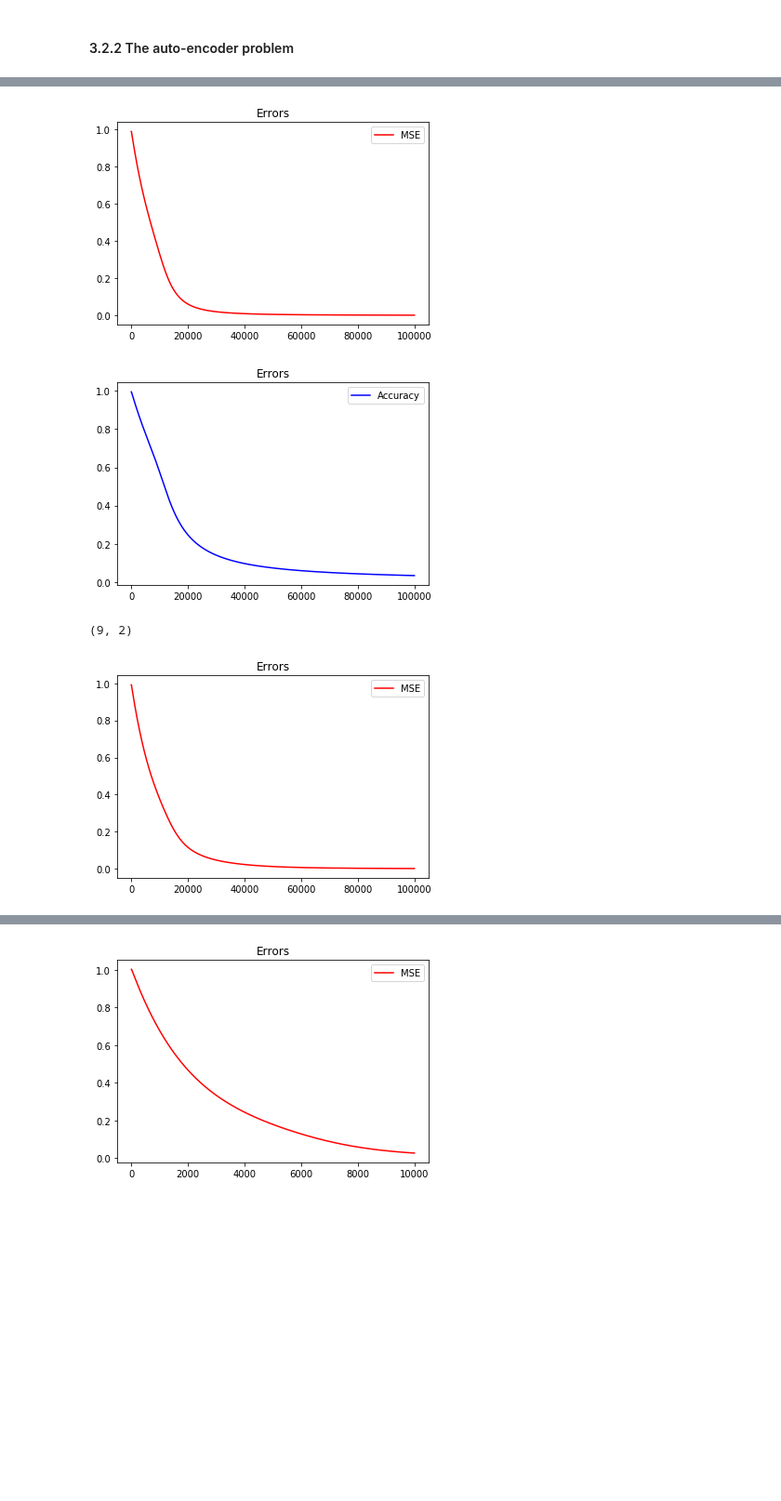
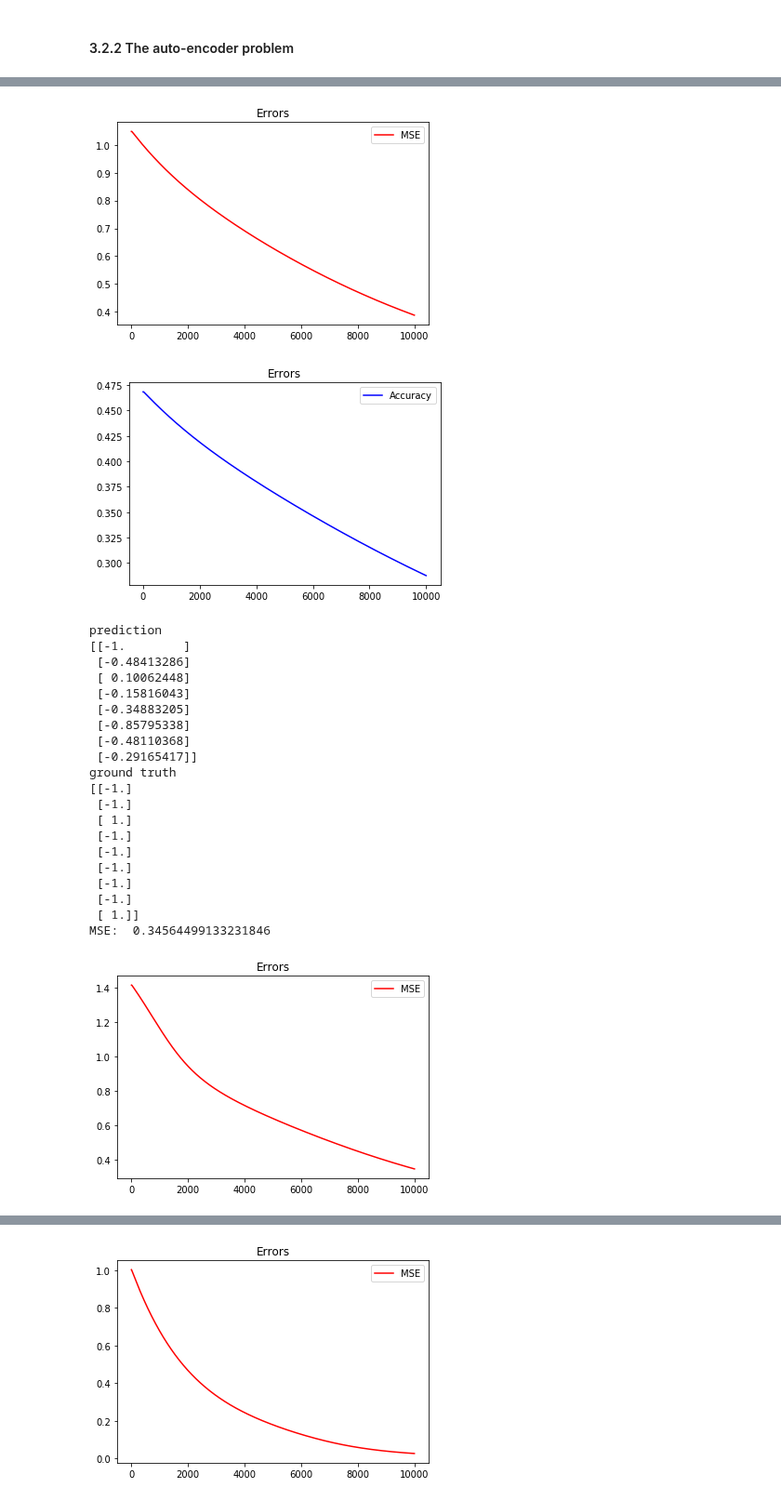
Before and after one commit to smallgreycreatures/DD2437, a Jupyter notebook: lab1/DD2437_MLP_auto_encoder.ipynb, the cells around one changed output, grey strips where cells are left out. Shown at 93% size. Drawn from its saved outputs; the diff is of its cells as text; code cells hidden in the pictures; blank space fills up the shorter version.

```diff
--- a/lab1/DD2437_MLP_auto_encoder.ipynb
+++ b/lab1/DD2437_MLP_auto_encoder.ipynb
@@ -77,14 +77,25 @@ def backprop(eta,X,T,W,V,hidden,epochs,alpha=0.9):
     weights2.append(V)
 
     return weights1, weights2,mse_errors,accuracys
+
+def predict(validation,W,V, classification = True):
+        #print(validation)
+        _, prediction = forward_pass(validation,W,V)
+        if classification:
+            for p in range(prediction.shape[1]):
+                if prediction[0,p] >0:
+                    prediction[0,p] = 1
+                else:
+                    prediction[0,p] = -1
+
+        return prediction
 # %%
 eta = 1e-4
 n_in = 8
 n_out = 8
-scale = 1e-2
+scale = 1
 hidden_perceptrons = 3
-epochs = 100000
-
+epochs = 10000
 
 class_A = np.eye(n_in)
 class_A = np.eye(n_in)
@@ -93,10 +104,10 @@ for x in np.nditer(class_A, op_flags = ['readwrite']):
         x[...] = -1
 X = np.vstack([class_A,np.ones(n_in)])
 
+#print(X)
 
-
-print(X.shape)
-print(T)
+#print(X.shape)
+#print(T)
 
 
 for i in range(X.shape[1]):
@@ -104,14 +115,19 @@ for i in range(X.shape[1]):
     T[i] = 1
     x = X[:,i]
     x = x.reshape(-1,1)
-    x = np.hstack((x,x))
-    print(x.shape)
+    #x = np.hstack((x,x))
+    #print(x)
     T = T.reshape(-1,1)
     W = scale*np.random.randn(hidden_perceptrons,np.shape(x)[0])
     V = scale*np.random.randn(n_out,hidden_perceptrons+1)
     W_train,V_train,mse,acc = backprop(eta,x,T,W,V,hidden_perceptrons,epochs)
+    W_train = np.asarray(W_train)
+    V_train = np.asarray(V_train)
+    #print(W_train[-1,:,:])
     plt_mse, = plt.plot(np.linspace(0,epochs,epochs),mse,'r', label='MSE')
     plt.legend(handles=[plt_mse])
+    print("MSE: ", mse[-1])
+
     #plt.axis([0,20,0,100])
     plt.title('Errors')
     plt.show()
@@ -119,6 +135,11 @@ for i in range(X.shape[1]):
     plt.legend(handles=[plt_acc])
     plt.title('Errors')
     plt.show()
+    p = predict(x,W_train[-1,:,:], V_train[-1,:,:],True)
+    print("prediction")
+    print(p)
+    print("ground truth")
+    print(x)
 
 print("mse")
 #print(mse)
@@ -144,4 +194,23 @@ print("acc")
-[figure, old version]
+[figure, new version]
-[figure, old version]
+[figure, new version]
-(9, 2)
+prediction
+[[-1.        ]
+ [-0.48413286]
+ [ 0.10062448]
+ [-0.15816043]
+ [-0.34883205]
+ [-0.85795338]
+ [-0.48110368]
+ [-0.29165417]]
+ground truth
+[[-1.]
+ [-1.]
+ [ 1.]
+ [-1.]
+ [-1.]
+ [-1.]
+ [-1.]
+ [-1.]
+ [ 1.]]
+MSE:  0.34564499133231846
-[figure, old version]
+[figure, new version]
```
Also changed, not shown: parts of 2 cells of this notebook, 2 other files.
